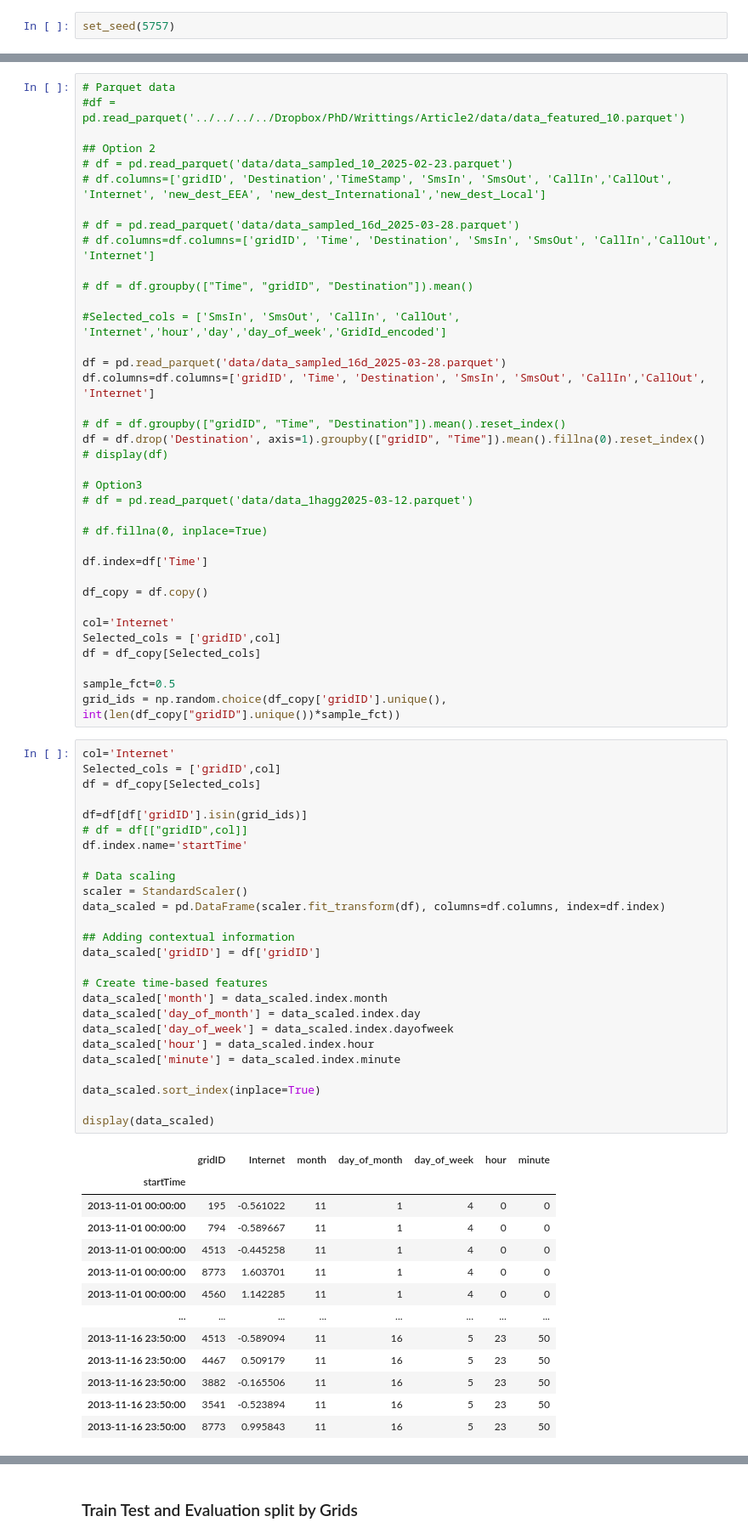
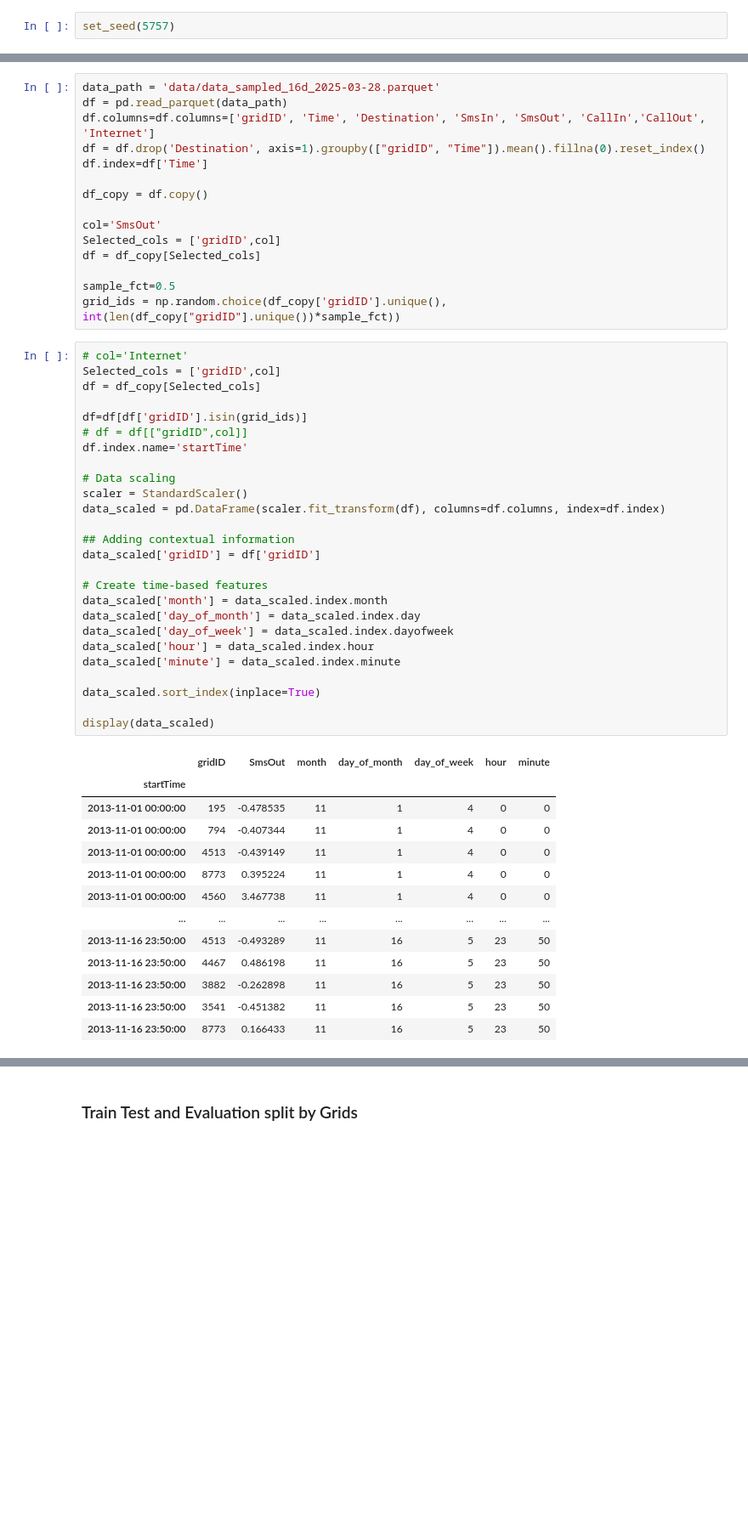
Before and after one commit to VOICE-TONE/Outlier-Detection-Based-on-Encoder-Masks-Inflation-and-Quasi-Dynamic-Thresholding, a Jupyter notebook: Informer_encoder_masking.ipynb, the cells around one changed output, grey strips where cells are left out. Shown: that part at 85% size. Saved outputs shown, nothing was run; the diff lists cells and outputs as text; blank space fills up the shorter version.

```diff
--- a/Informer_encoder_masking.ipynb
+++ b/Informer_encoder_masking.ipynb
@@ -39,80 +27,58 @@ set_seed(5757)
 # %%
-# Parquet data
-#df = pd.read_parquet('../../../../Dropbox/PhD/Writtings/Article2/data/data_featured_10.parquet')
-
-## Option 2
-# df = pd.read_parquet('data/data_sampled_10_2025-02-23.parquet')
-# df.columns=['gridID', 'Destination','TimeStamp', 'SmsIn', 'SmsOut', 'CallIn','CallOut', 'Internet', 'new_dest_EEA', 'new_dest_International','new_dest_Local']
-
-# df = pd.read_parquet('data/data_sampled_16d_2025-03-28.parquet')
-# df.columns=df.columns=['gridID', 'Time', 'Destination', 'SmsIn', 'SmsOut', 'CallIn','CallOut', 'Internet']
-
-# df = df.groupby(["Time", "gridID", "Destination"]).mean()
-
-#Selected_cols = ['SmsIn', 'SmsOut', 'CallIn', 'CallOut', 'Internet','hour','day','day_of_week','GridId_encoded']
-
-df = pd.read_parquet('data/data_sampled_16d_2025-03-28.parquet')
+data_path = 'data/data_sampled_16d_2025-03-28.parquet'
+df = pd.read_parquet(data_path)
 df.columns=df.columns=['gridID', 'Time', 'Destination', 'SmsIn', 'SmsOut', 'CallIn','CallOut', 'Internet']
-
-# df = df.groupby(["gridID", "Time", "Destination"]).mean().reset_index()
 df = df.drop('Destination', axis=1).groupby(["gridID", "Time"]).mean().fillna(0).reset_index()
-# display(df)
-
-# Option3
-# df = pd.read_parquet('data/data_1hagg2025-03-12.parquet')
-
-# df.fillna(0, inplace=True)
-
 df.index=df['Time']
 
 df_copy = df.copy()
 
-col='Internet'
+col='SmsOut'
 Selected_cols = ['gridID',col]
 df = df_copy[Selected_cols]
 
 sample_fct=0.5
 grid_ids = np.random.choice(df_copy['gridID'].unique(), int(len(df_copy["gridID"].unique())*sample_fct))
 # %%
-col='Internet'
+# col='Internet'
 Selected_cols = ['gridID',col]
 df = df_copy[Selected_cols]
 
 df=df[df['gridID'].isin(grid_ids)]
 # df = df[["gridID",col]]
 df.index.name='startTime'
 
 # Data scaling
 scaler = StandardScaler()
 data_scaled = pd.DataFrame(scaler.fit_transform(df), columns=df.columns, index=df.index)
 
 ## Adding contextual information
 data_scaled['gridID'] = df['gridID']
 
 # Create time-based features
 data_scaled['month'] = data_scaled.index.month
 data_scaled['day_of_month'] = data_scaled.index.day
 data_scaled['day_of_week'] = data_scaled.index.dayofweek
 data_scaled['hour'] = data_scaled.index.hour
 data_scaled['minute'] = data_scaled.index.minute
 
 data_scaled.sort_index(inplace=True)
 
 display(data_scaled)
 # %% [output]
-|  | gridID | Internet | month | day_of_month | day_of_week | hour | minute |
+|  | gridID | SmsOut | month | day_of_month | day_of_week | hour | minute |
 | startTime |  |  |  |  |  |  |  |
-| 2013-11-01 00:00:00 | 195 | -0.561022 | 11 | 1 | 4 | 0 | 0 |
-| 2013-11-01 00:00:00 | 794 | -0.589667 | 11 | 1 | 4 | 0 | 0 |
-| 2013-11-01 00:00:00 | 4513 | -0.445258 | 11 | 1 | 4 | 0 | 0 |
-| 2013-11-01 00:00:00 | 8773 | 1.603701 | 11 | 1 | 4 | 0 | 0 |
-| 2013-11-01 00:00:00 | 4560 | 1.142285 | 11 | 1 | 4 | 0 | 0 |
+| 2013-11-01 00:00:00 | 195 | -0.478535 | 11 | 1 | 4 | 0 | 0 |
+| 2013-11-01 00:00:00 | 794 | -0.407344 | 11 | 1 | 4 | 0 | 0 |
+| 2013-11-01 00:00:00 | 4513 | -0.439149 | 11 | 1 | 4 | 0 | 0 |
+| 2013-11-01 00:00:00 | 8773 | 0.395224 | 11 | 1 | 4 | 0 | 0 |
+| 2013-11-01 00:00:00 | 4560 | 3.467738 | 11 | 1 | 4 | 0 | 0 |
 | ... | ... | ... | ... | ... | ... | ... | ... |
-| 2013-11-16 23:50:00 | 4513 | -0.589094 | 11 | 16 | 5 | 23 | 50 |
-| 2013-11-16 23:50:00 | 4467 | 0.509179 | 11 | 16 | 5 | 23 | 50 |
-| 2013-11-16 23:50:00 | 3882 | -0.165506 | 11 | 16 | 5 | 23 | 50 |
-| 2013-11-16 23:50:00 | 3541 | -0.523894 | 11 | 16 | 5 | 23 | 50 |
-| 2013-11-16 23:50:00 | 8773 | 0.995843 | 11 | 16 | 5 | 23 | 50 |
+| 2013-11-16 23:50:00 | 4513 | -0.493289 | 11 | 16 | 5 | 23 | 50 |
+| 2013-11-16 23:50:00 | 4467 | 0.486198 | 11 | 16 | 5 | 23 | 50 |
+| 2013-11-16 23:50:00 | 3882 | -0.262898 | 11 | 16 | 5 | 23 | 50 |
+| 2013-11-16 23:50:00 | 3541 | -0.451382 | 11 | 16 | 5 | 23 | 50 |
+| 2013-11-16 23:50:00 | 8773 | 0.166433 | 11 | 16 | 5 | 23 | 50 |
 96768 rows × 7 columns
 # %%
 ## Evaluation data
```
Also changed, not shown: parts of 72 cells of this notebook, 3 other files.
